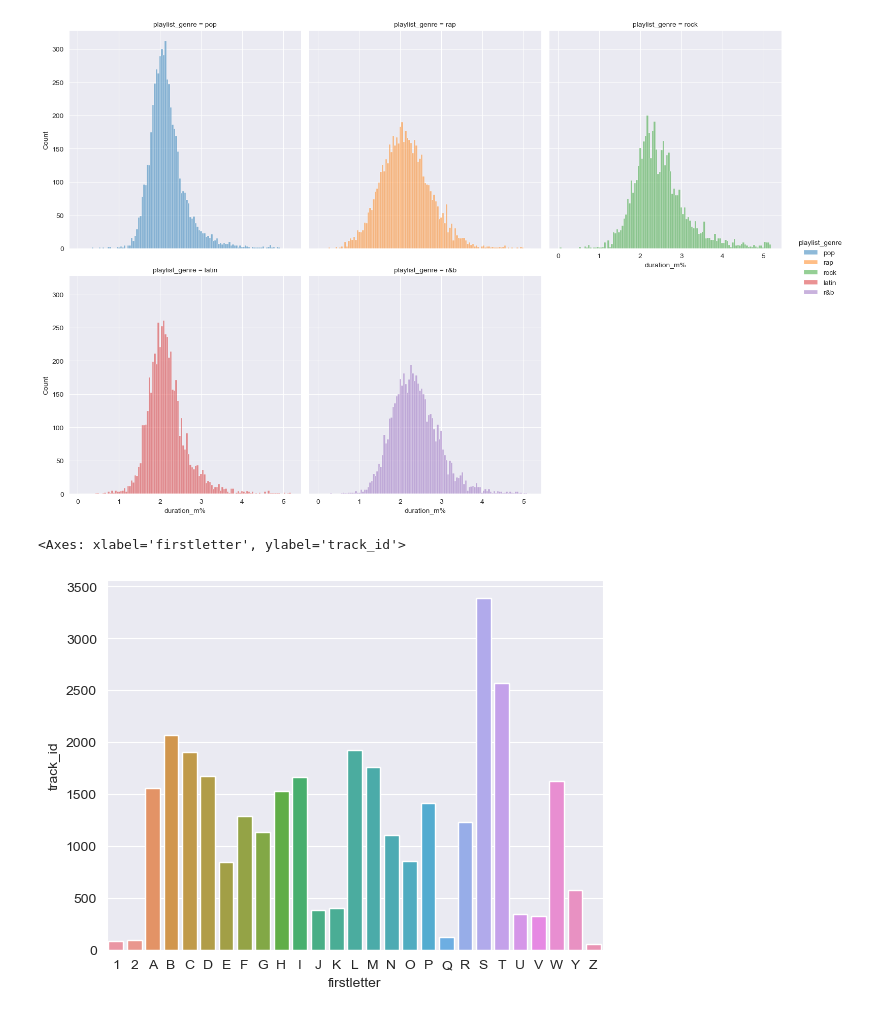
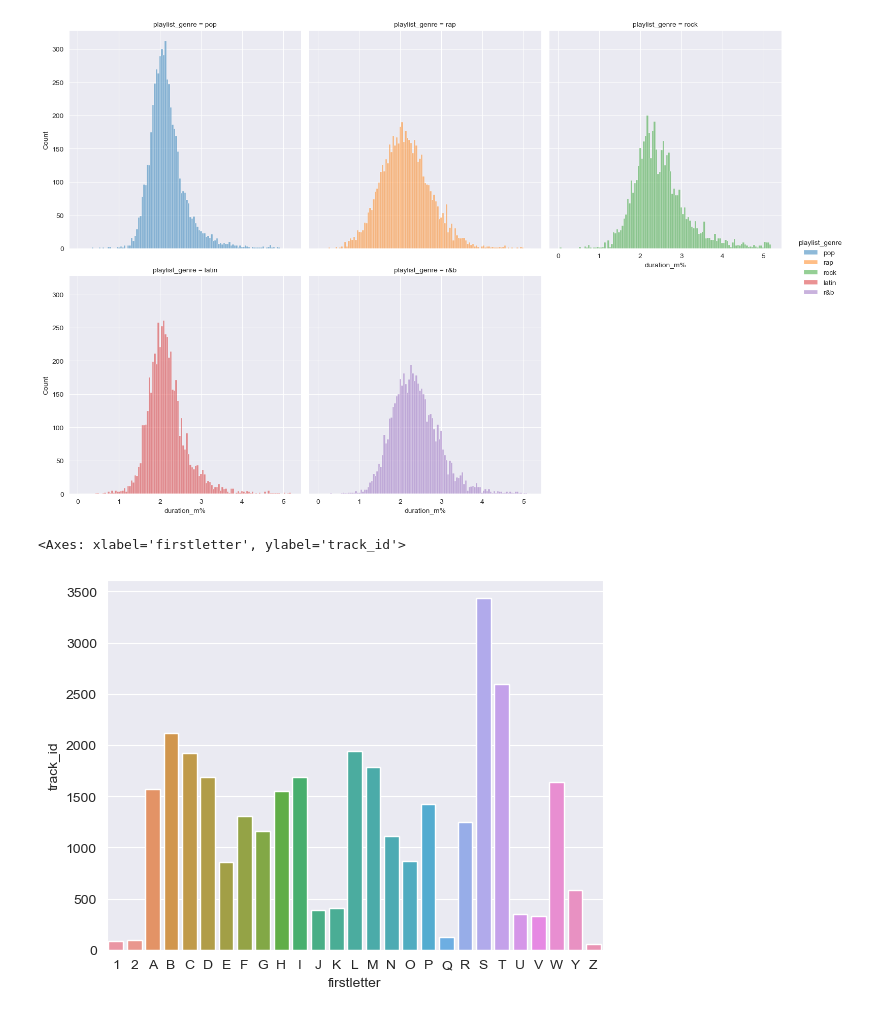
Before and after one commit to Toffuh/project-aids, a Jupyter notebook: Spotify.ipynb, the cells around one changed output. Drawn from its saved outputs; the diff is of its cells as text; code cells hidden in the pictures.

```diff
--- a/Spotify.ipynb
+++ b/Spotify.ipynb
@@ -115,11 +115,11 @@ sns.displot(data=data[data["playlist_genre"] != "edm"], x="duration_m%", col="pl
 [figure]
 # %%
 data["firstletter"] = data["track_name"].str.upper()
-data["firstletter"] = data["track_name"].str[0]
+data["firstletter"] = data["firstletter"].str[0]
 
 group = data.groupby("firstletter").count().reset_index()
 
 sns.barplot(data=group[group["track_id"] > 50], x="firstletter", y="track_id")
 # %% [output]
 <Axes: xlabel='firstletter', ylabel='track_id'>
-[figure, old version]
+[figure, new version]
```
Also changed, not shown: parts of 1 cell of this notebook, 3 other files.
